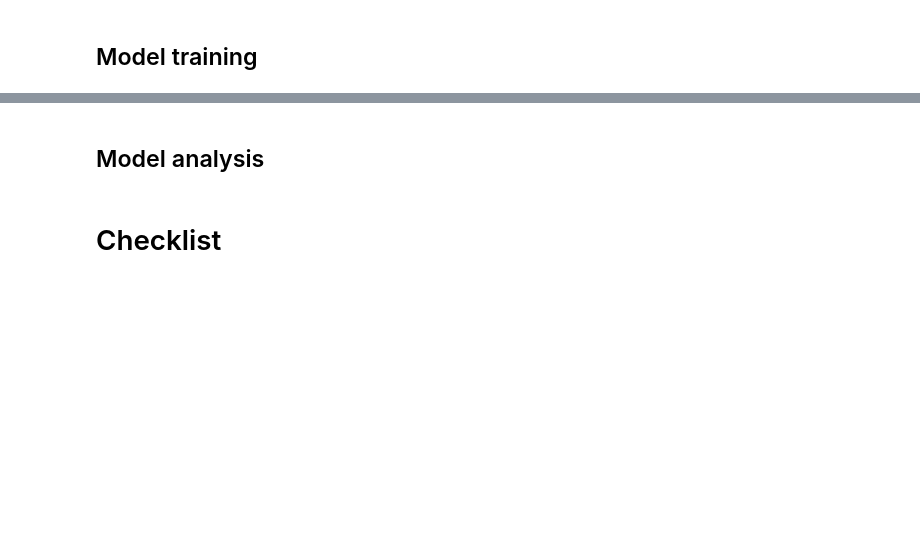
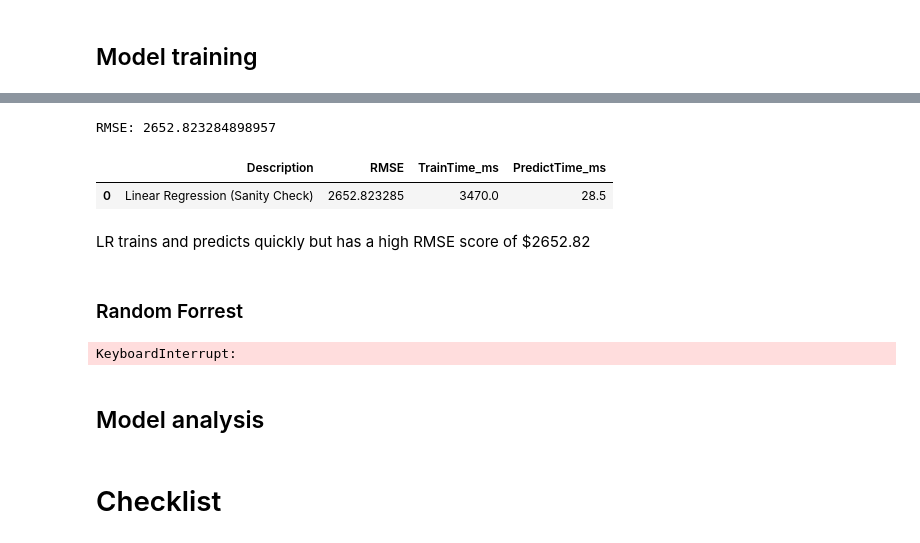
Before and after one commit to IMMontoya/predicting_used_car_market_values_with_machine_learning, a Jupyter notebook: notebook.ipynb, the cells around one changed output, grey strips where cells are left out. Cells and saved outputs as stored; diff of their text form; code cells hidden in the pictures; blank space fills up the shorter version.

```diff
--- a/notebook.ipynb
+++ b/notebook.ipynb
@@ -746,0 +867,4 @@ memory usage: 15.6 MB
+# %%
+%%time
+# Fit the model on the training data
+model.fit(X_encoded_train, y_encoded_train);
@@ -746,0 +874,7 @@ memory usage: 15.6 MB
+# %%
+# Save the training time
+train_time = 3.47 * 1000 # in ms
+# %%
+%%time
+# Make predictions on the validation data
+predictions = model.predict(X_encoded_valid)
@@ -746,0 +884,42 @@ memory usage: 15.6 MB
+# %%
+# Save the prediction time
+predict_time = 28.5
+
+# Calculate the RMSE
+rmse = mean_squared_error(y_encoded_valid, predictions, squared=False)
+
+print(f"RMSE: {rmse}")
+# %% [output]
+RMSE: 2652.823284898957
+# %%
+# Save the results to the results_df
+results_df = pd.concat([results_df, pd.DataFrame([['Linear Regression (Sanity Check)', rmse, train_time, predict_time]], columns=results_df.columns)], ignore_index=True)
+
+display(results_df)
+# %% [output]
+|  | Description | RMSE | TrainTime_ms | PredictTime_ms |
+| 0 | Linear Regression (Sanity Check) | 2652.823285 | 3470.0 | 28.5 |
+# %% [markdown]
+LR trains and predicts quickly but has a high RMSE score of $2652.82
+# %% [markdown]
+### Random Forrest
+# %%
+params_dict = {'max_depth': [None] + list(range(1, 101, 5)),
+               'min_samples_split': list(range(2, 21)),
+                'min_samples_leaf': list(range(1, 21))}
+
+# Initialize the model
+model = RandomForestRegressor(random_state=123456)
+
+# Initialize the RandomizedSearchCV object
+random_search = RandomizedSearchCV(model, param_distributions=params_dict, n_iter=50, scoring='neg_mean_squared_error', cv=3, random_state=123456)
+
+# Fit the random search object
+random_search.fit(X_encoded_train, y_encoded_train)
+
+# Get the best parameters
+best_params = random_search.best_params_
+
+print(f"Best parameters: {best_params}")
+# %% [output]
+KeyboardInterrupt:
```
Also changed, not shown: parts of 20 cells of this notebook.
